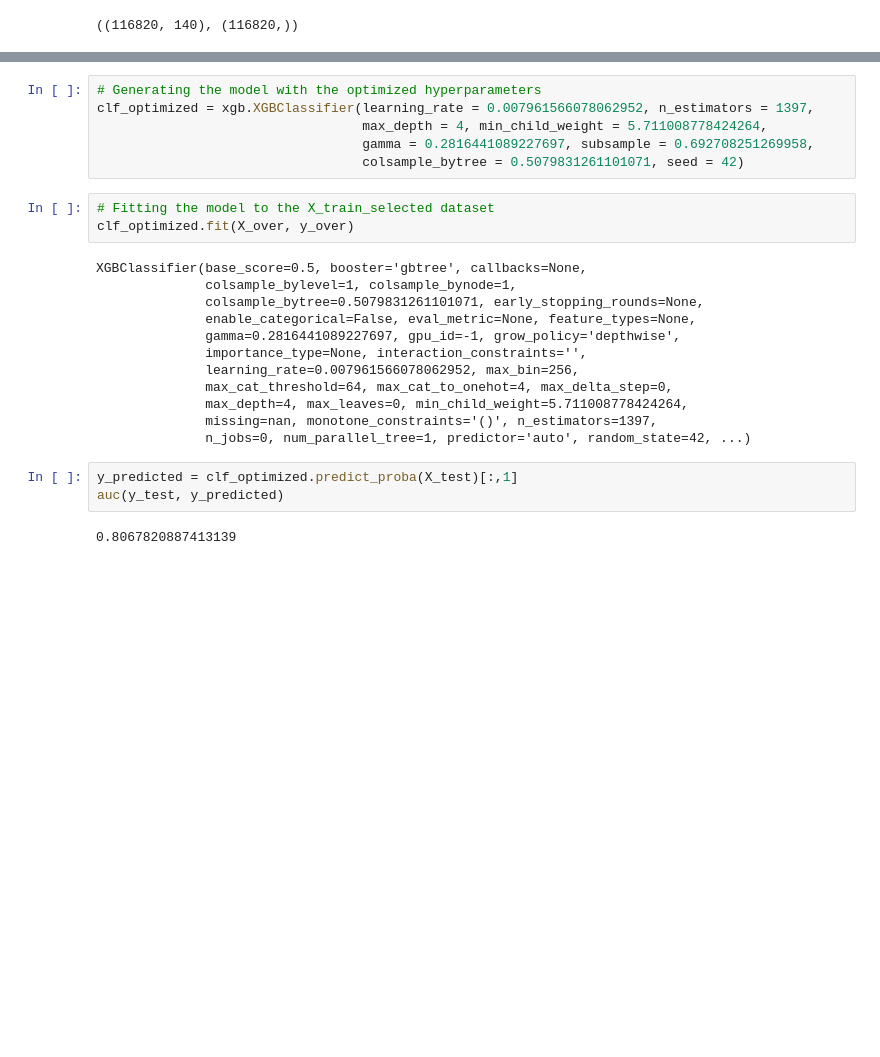
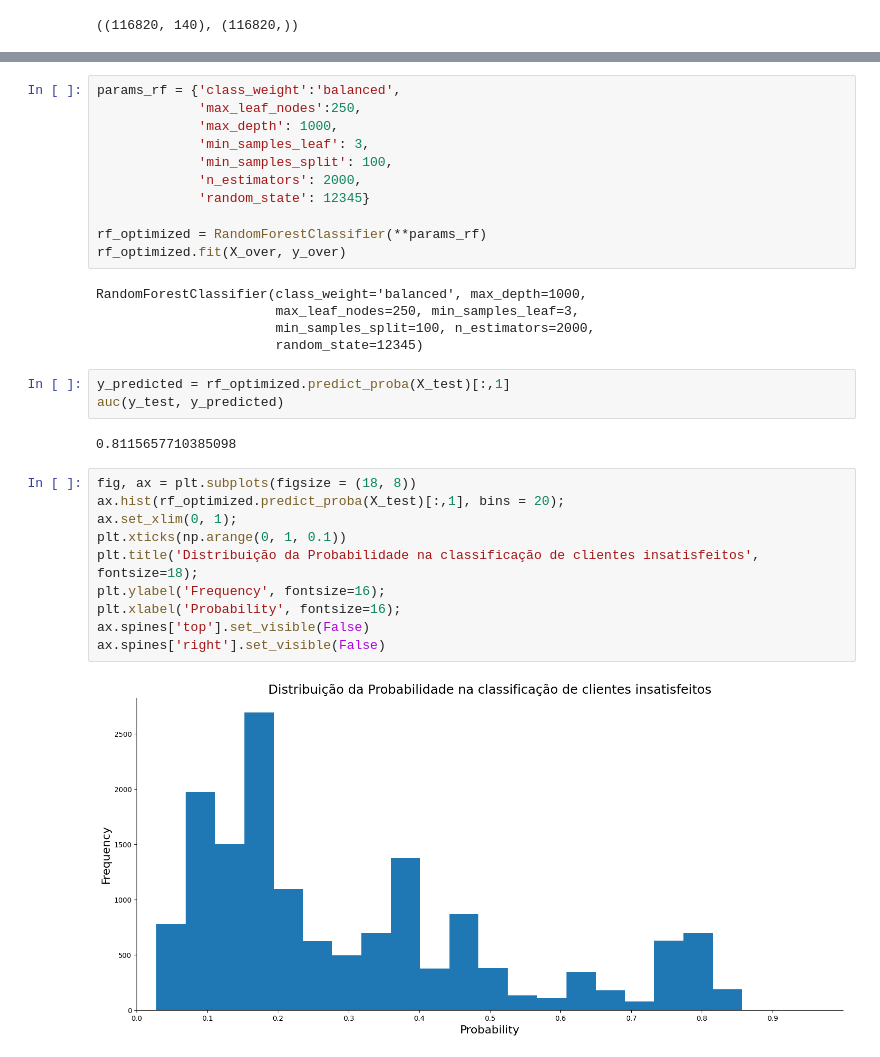
Before and after one commit to Gcardoso1/Case-Santander-Data-Master, a Jupyter notebook: Parte B - Nota.ipynb, the cells around one changed output, grey strips where cells are left out. Cells and saved outputs as stored; diff of their text form; blank space fills up the shorter version.

```diff
--- a/Parte B - Nota.ipynb
+++ b/Parte B - Nota.ipynb
@@ -40,27 +53,34 @@ X_over.shape, y_over.shape
 Name: TARGET, dtype: float64
+# %%
+params_rf = {'class_weight':'balanced',
+             'max_leaf_nodes':250,
+             'max_depth': 1000,
+             'min_samples_leaf': 3,
+             'min_samples_split': 100,
+             'n_estimators': 2000,
+             'random_state': 12345}
+
+rf_optimized = RandomForestClassifier(**params_rf)
+rf_optimized.fit(X_over, y_over)
+# %% [output]
+RandomForestClassifier(class_weight='balanced', max_depth=1000,
+                       max_leaf_nodes=250, min_samples_leaf=3,
+                       min_samples_split=100, n_estimators=2000,
+                       random_state=12345)
 # %%
-# Generating the model with the optimized hyperparameters
-clf_optimized = xgb.XGBClassifier(learning_rate = 0.007961566078062952, n_estimators = 1397,
-                                  max_depth = 4, min_child_weight = 5.711008778424264,
-                                  gamma = 0.2816441089227697, subsample = 0.692708251269958,
-                                  colsample_bytree = 0.5079831261101071, seed = 42)
+y_predicted = rf_optimized.predict_proba(X_test)[:,1]
+auc(y_test, y_predicted)
+# %% [output]
+0.8115657710385098
 # %%
-# Fitting the model to the X_train_selected dataset
-clf_optimized.fit(X_over, y_over)
+fig, ax = plt.subplots(figsize = (18, 8))
+ax.hist(rf_optimized.predict_proba(X_test)[:,1], bins = 20);
+ax.set_xlim(0, 1);
+plt.xticks(np.arange(0, 1, 0.1))
+plt.title('Distribuição da Probabilidade na classificação de clientes insatisfeitos', fontsize=18);
+plt.ylabel('Frequency', fontsize=16);
+plt.xlabel('Probability', fontsize=16);
+ax.spines['top'].set_visible(False)
+ax.spines['right'].set_visible(False)
 # %% [output]
-XGBClassifier(base_score=0.5, booster='gbtree', callbacks=None,
-              colsample_bylevel=1, colsample_bynode=1,
-              colsample_bytree=0.5079831261101071, early_stopping_rounds=None,
-              enable_categorical=False, eval_metric=None, feature_types=None,
-              gamma=0.2816441089227697, gpu_id=-1, grow_policy='depthwise',
-              importance_type=None, interaction_constraints='',
-              learning_rate=0.007961566078062952, max_bin=256,
-              max_cat_threshold=64, max_cat_to_onehot=4, max_delta_step=0,
-              max_depth=4, max_leaves=0, min_child_weight=5.711008778424264,
-              missing=nan, monotone_constraints='()', n_estimators=1397,
-              n_jobs=0, num_parallel_tree=1, predictor='auto', random_state=42, ...)
+[figure, added]
-# %%
-y_predicted = clf_optimized.predict_proba(X_test)[:,1]
-auc(y_test, y_predicted)
-# %% [output]
-0.8067820887413139
```
Also changed, not shown: parts of 16 cells of this notebook, 4 other files.
